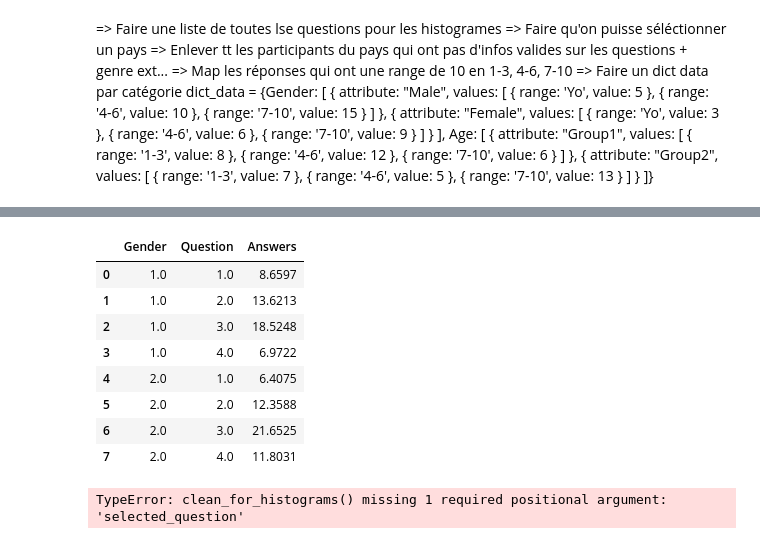
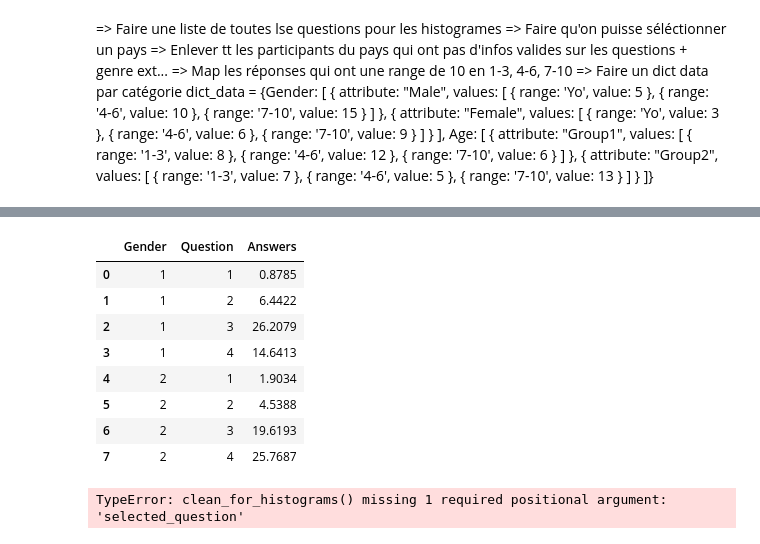
Before and after one commit to com-480-data-visualization/data-vizards, a Jupyter notebook: src/python_hisotgram.ipynb, the cells around one changed output, grey strips where cells are left out. Drawn from its saved outputs; the diff is of its cells as text; code cells hidden in the pictures.

Commit message:
Histogram changing with questions

```diff
--- a/src/python_hisotgram.ipynb
+++ b/src/python_hisotgram.ipynb
@@ -129,24 +273,36 @@ data_clean[['Q29','Q260', 'Q262', 'Q287', 'Q289']]
 # %%
 import numpy as np
 selected_question = 'Q29'
-data_clean_valid = data_clean[data_clean[[selected_question, 'Q260', 'Q287']] > 0]
-data_clean_valid = data_clean_valid[['Q260',selected_question,'Q287']] #.groupby('Q260').mean().reset_index()
+selected_country = 'AND'
+Gender_idx = 'Q260'
+Age_idx = 'Q287'
+Religion_idx ='Q289'
+Ethnic_idx = 'Q290'
+
+# Keep participants which come from selected_country and have valide answers and informations
+mask = (data_clean['B_COUNTRY_ALPHA'] == selected_country) & \
+       (data_clean[[selected_question, Gender_idx, Age_idx, Religion_idx, Ethnic_idx]] > 0).all(axis=1)
+
+data_clean_country = data_clean[mask]
+
+
+data_clean_valid = data_clean_country[['Q260',selected_question,'Q287']] #.groupby('Q260').mean().reset_index()
 answers_per_gender = data_clean_valid.groupby(['Q260', selected_question]).count().reset_index()
 answers_per_gender['Q287'] /= answers_per_gender['Q287'].sum() / 100
 answers_per_gender['Q287'] =answers_per_gender['Q287'].round(4)
 answers_per_gender.columns = ['Gender', 'Question', 'Answers']
 
 answers_per_gender
 # %% [output]
 |  | Gender | Question | Answers |
-| 0 | 1.0 | 1.0 | 8.6597 |
-| 1 | 1.0 | 2.0 | 13.6213 |
-| 2 | 1.0 | 3.0 | 18.5248 |
-| 3 | 1.0 | 4.0 | 6.9722 |
-| 4 | 2.0 | 1.0 | 6.4075 |
-| 5 | 2.0 | 2.0 | 12.3588 |
-| 6 | 2.0 | 3.0 | 21.6525 |
-| 7 | 2.0 | 4.0 | 11.8031 |
+| 0 | 1 | 1 | 0.8785 |
+| 1 | 1 | 2 | 6.4422 |
+| 2 | 1 | 3 | 26.2079 |
+| 3 | 1 | 4 | 14.6413 |
+| 4 | 2 | 1 | 1.9034 |
+| 5 | 2 | 2 | 4.5388 |
+| 6 | 2 | 3 | 19.6193 |
+| 7 | 2 | 4 | 25.7687 |
 # %%
 def map_range(val):
     if 1 <= val <= 3:
```
Also changed, not shown: parts of 5 cells of this notebook, 1 other file.
